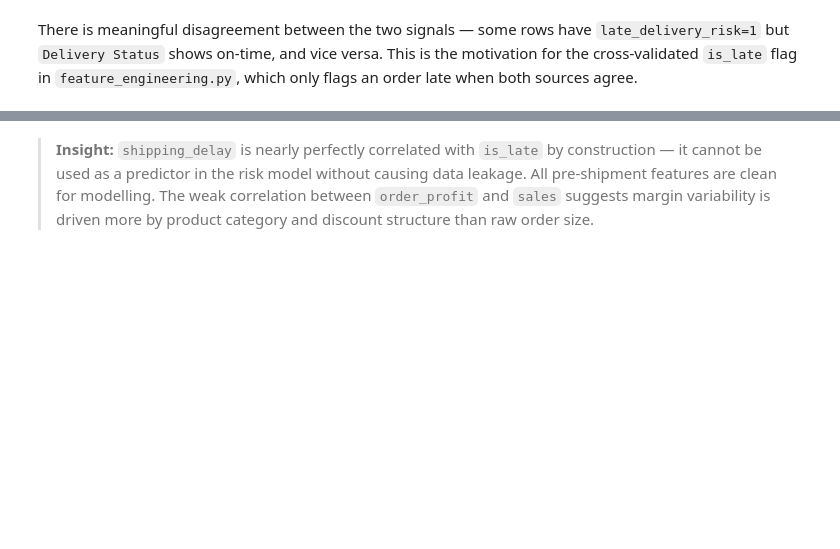
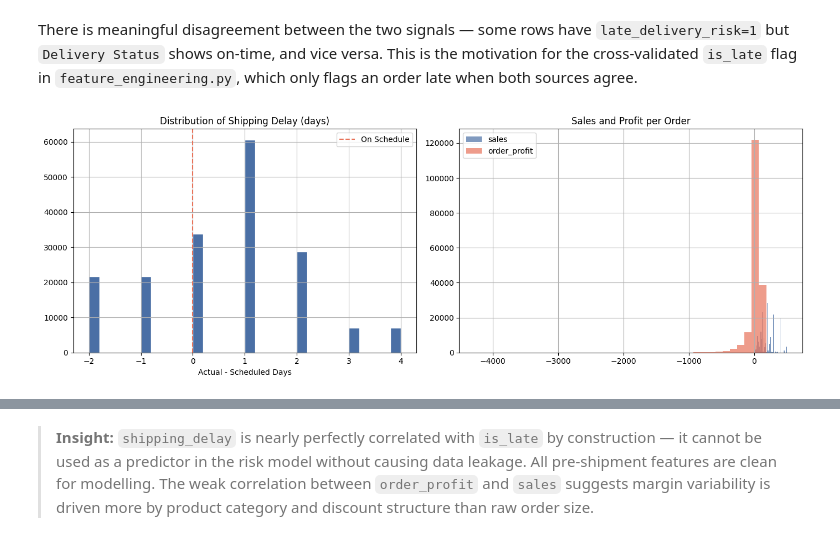
Before and after one commit to ManishThumma/supply-chain-analytics, a Jupyter notebook: notebooks/01_eda_and_cleaning.ipynb, the cells around one changed output, grey strips where cells are left out. Drawn from its saved outputs; the diff is of its cells as text; code cells hidden in the pictures; blank space fills up the shorter version.

```diff
--- a/notebooks/01_eda_and_cleaning.ipynb
+++ b/notebooks/01_eda_and_cleaning.ipynb
@@ -55,20 +97,24 @@ There is meaningful disagreement between the two signals — some rows have `lat
 # %%
 df = compute_delivery_delta(df)
 df = flag_late_orders(df)
 
 fig, axes = plt.subplots(1, 2, figsize=(14, 5))
 
 df['shipping_delay'].clip(-5, 10).hist(bins=30, ax=axes[0], color='#4A6FA5', edgecolor='white')
 axes[0].set_title('Distribution of Shipping Delay (days)')
 axes[0].set_xlabel('Actual - Scheduled Days')
 axes[0].axvline(0, color='#E8735A', linestyle='--', linewidth=1.5, label='On Schedule')
 axes[0].legend()
 
-df[['sales', 'order_profit']].clip(upper=df[['sales','order_profit']].quantile(0.99)).hist(
-    ax=axes[1], bins=40, color=['#4A6FA5', '#E8735A'], alpha=0.7
-)
+clip_upper = df[["sales", "order_profit"]].quantile(0.99)
+clipped = df[["sales", "order_profit"]].clip(upper=clip_upper, axis=1)
+for col, color in zip(["sales", "order_profit"], ["#4A6FA5", "#E8735A"]):
+    clipped[col].hist(ax=axes[1], bins=40, color=color, alpha=0.7, label=col)
+axes[1].legend()
 axes[1].set_title('Sales and Profit per Order')
 plt.tight_layout()
 plt.show()
+# %% [output]
+[figure, added]
 # %%
 df[['days_shipping_real', 'days_shipping_scheduled', 'shipping_delay', 'sales', 'order_profit', 'order_quantity']].describe().T
```
Also changed, not shown: parts of 8 cells of this notebook, 5 other files.
